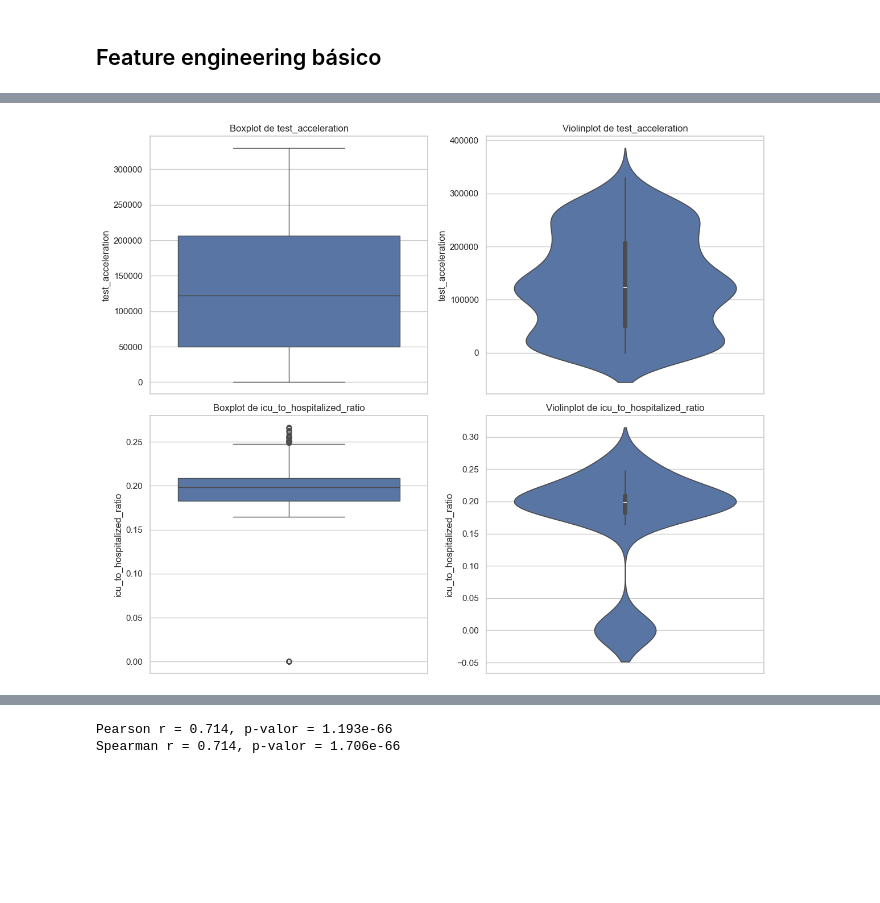
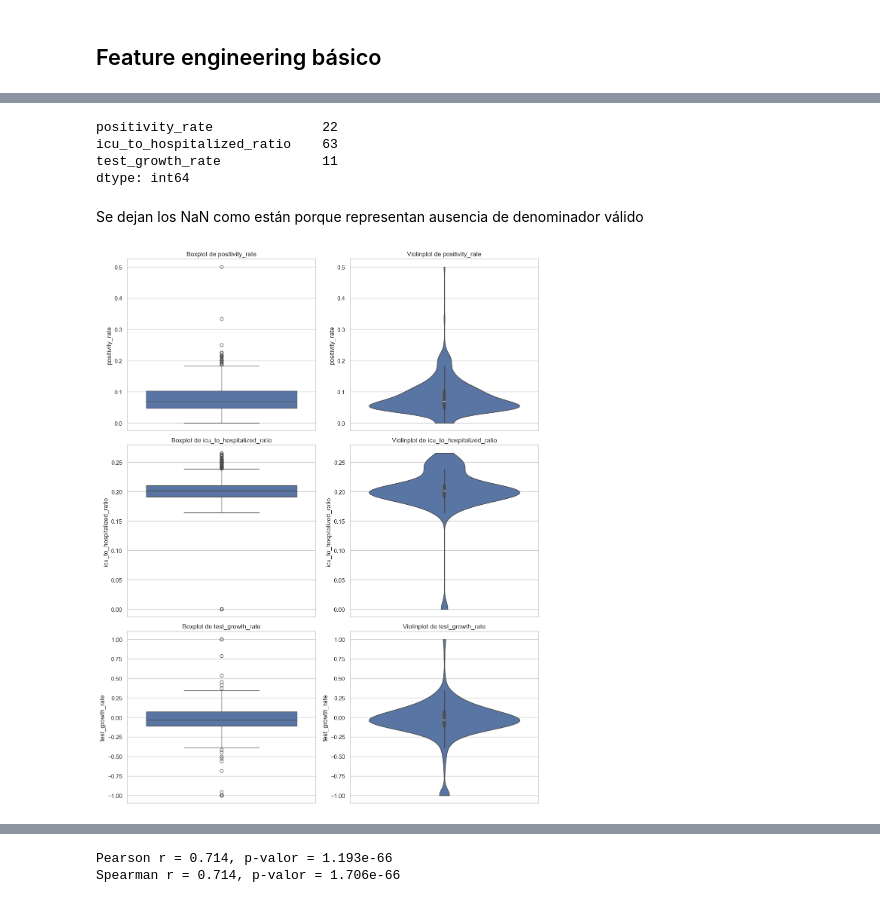
Before and after one commit to Bootcamp-DA-P2/AI-PROJECT-EDA-GRUPO5, a Jupyter notebook: eda_covid.ipynb, the cells around one changed output, grey strips where cells are left out. Cells and saved outputs as stored; diff of their text form; code cells hidden in the pictures; blank space fills up the shorter version.

```diff
--- a/eda_covid.ipynb
+++ b/eda_covid.ipynb
@@ -411,8 +472,13 @@ dtype: int64
 # %% [markdown]
 ## Feature engineering básico
 # %%
-# 4. Ratio de incremento de tests con respecto el día anterior
-df['test_acceleration'] = df['totalTestResultsIncrease'] / df['totalTestResultsIncrease'].clip(upper=7)
+# ¿Qué proporción de tests realizados da positivo cada día?
+df['positivity_rate'] = df['positiveIncrease'] / df['totalTestResultsIncrease'].replace(0, np.nan)
 
-# ¿Qué porcentaje de los ingresados están graves?
-df['icu_to_hospitalized_ratio'] = df['inIcuCurrently'] / (df['hospitalizedCurrently'] + 1)
+# ¿Qué peso tienen los casos críticos dentro de los hospitalizados?
+df['icu_to_hospitalized_ratio'] = df['inIcuCurrently'] / df['hospitalizedCurrently'].replace(0, np.nan)
+
+# ¿Cómo cambia la actividad de testeo respecto al día anterior?
+df['test_growth_rate'] = df['totalTestResultsIncrease'].pct_change()
+
+df[['date', 'positivity_rate', 'icu_to_hospitalized_ratio', 'test_growth_rate']].head()
@@ -419,18 +492,36 @@ df['icu_to_hospitalized_ratio'] = df['inIcuCurrently'] / (df['hospitalizedCurren
+# %%
+df[['positivity_rate', 'icu_to_hospitalized_ratio', 'test_growth_rate']].isnull().sum()
+# %% [output]
+positivity_rate              22
+icu_to_hospitalized_ratio    63
+test_growth_rate             11
+dtype: int64
+# %% [markdown]
+Se dejan los NaN como están porque representan ausencia de denominador válido
 # %%
-fe_cols = ['test_acceleration', 'icu_to_hospitalized_ratio']
+fe_cols = ['positivity_rate', 'icu_to_hospitalized_ratio', 'test_growth_rate']
 
 fig, axes = plt.subplots(len(fe_cols), 2, figsize=(12, 5 * len(fe_cols)))
+
 for i, col in enumerate(fe_cols):
 
+    # Limpiar datos
+    data = df[col].replace([np.inf, -np.inf], np.nan).dropna()
+
+    # Evitar problemas de escala extrema (recorte percentiles)
+    q1 = data.quantile(0.01)
+    q99 = data.quantile(0.99)
+    data = data[(data >= q1) & (data <= q99)]
+
     # Boxplot
-    sns.boxplot(y=df[col], ax=axes[i, 0])
+    sns.boxplot(y=data, ax=axes[i, 0])
     axes[i, 0].set_title(f'Boxplot de {col}')
 
     # Violinplot
-    sns.violinplot(y=df[col], ax=axes[i, 1])
+    sns.violinplot(y=data, ax=axes[i, 1], cut=0)
     axes[i, 1].set_title(f'Violinplot de {col}')
 
 plt.tight_layout()
 plt.show()
 # %% [output]
-[figure, old version]
+[figure, new version]
```
Also changed, not shown: parts of 79 cells of this notebook, 1 other file.
